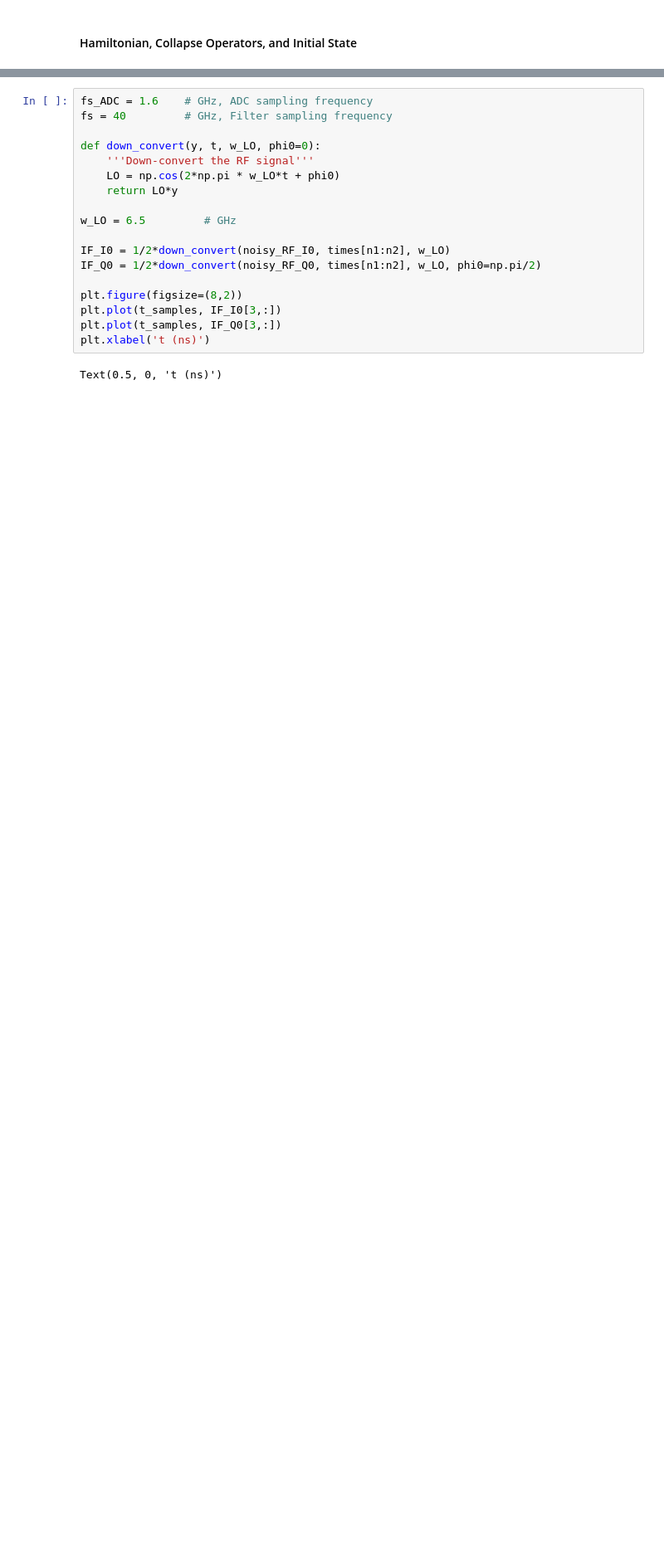
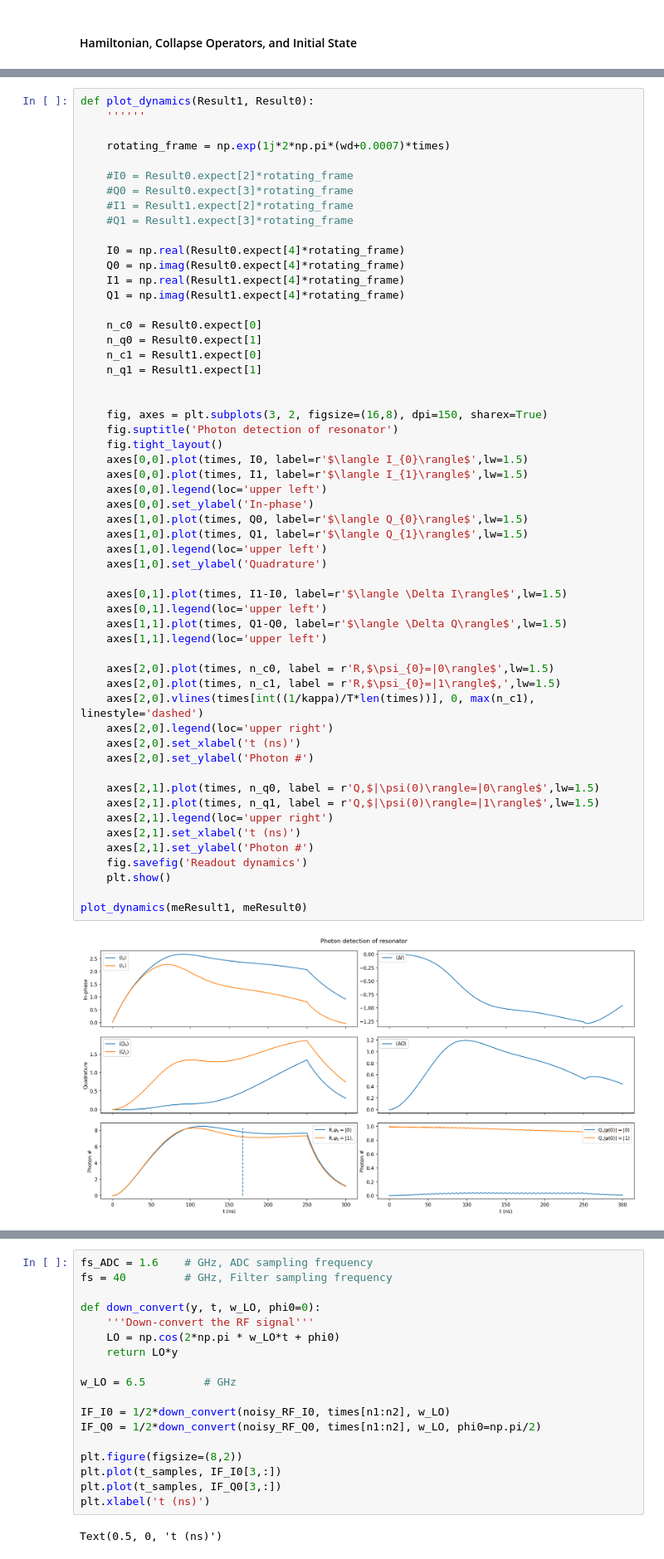
Before and after one commit to Lockonchen/transmon_readout_Python, a Jupyter notebook: 2_transmon_readout_markovian.ipynb, the cells around one changed output, grey strips where cells are left out. Shown at 83% size. Saved outputs shown, nothing was run; the diff lists cells and outputs as text; blank space fills up the shorter version.

```diff
--- a/2_transmon_readout_markovian.ipynb
+++ b/2_transmon_readout_markovian.ipynb
@@ -359,0 +300,57 @@ where the $\langle U, V\rangle=\langle UV\rangle -\langle U\rangle\langle V\rang
+# %%
+def plot_dynamics(Result1, Result0):
+    ''''''
+
+    rotating_frame = np.exp(1j*2*np.pi*(wd+0.0007)*times)
+
+    #I0 = Result0.expect[2]*rotating_frame
+    #Q0 = Result0.expect[3]*rotating_frame
+    #I1 = Result1.expect[2]*rotating_frame
+    #Q1 = Result1.expect[3]*rotating_frame
+
+    I0 = np.real(Result0.expect[4]*rotating_frame)
+    Q0 = np.imag(Result0.expect[4]*rotating_frame)
+    I1 = np.real(Result1.expect[4]*rotating_frame)
+    Q1 = np.imag(Result1.expect[4]*rotating_frame)
+
+    n_c0 = Result0.expect[0]
+    n_q0 = Result0.expect[1]
+    n_c1 = Result1.expect[0]
+    n_q1 = Result1.expect[1]
+
+
+    fig, axes = plt.subplots(3, 2, figsize=(16,8), dpi=150, sharex=True)
+    fig.suptitle('Photon detection of resonator')
+    fig.tight_layout()
+    axes[0,0].plot(times, I0, label=r'$\langle I_{0}\rangle$',lw=1.5)
+    axes[0,0].plot(times, I1, label=r'$\langle I_{1}\rangle$',lw=1.5)
+    axes[0,0].legend(loc='upper left')
+    axes[0,0].set_ylabel('In-phase')
+    axes[1,0].plot(times, Q0, label=r'$\langle Q_{0}\rangle$',lw=1.5)
+    axes[1,0].plot(times, Q1, label=r'$\langle Q_{1}\rangle$',lw=1.5)
+    axes[1,0].legend(loc='upper left')
+    axes[1,0].set_ylabel('Quadrature')
+
+    axes[0,1].plot(times, I1-I0, label=r'$\langle \Delta I\rangle$',lw=1.5)
+    axes[0,1].legend(loc='upper left')
+    axes[1,1].plot(times, Q1-Q0, label=r'$\langle \Delta Q\rangle$',lw=1.5)
+    axes[1,1].legend(loc='upper left')
+
+    axes[2,0].plot(times, n_c0, label = r'R,$\psi_{0}=|0\rangle$',lw=1.5)
+    axes[2,0].plot(times, n_c1, label = r'R,$\psi_{0}=|1\rangle$,',lw=1.5)
+    axes[2,0].vlines(times[int((1/kappa)/T*len(times))], 0, max(n_c1), linestyle='dashed')
+    axes[2,0].legend(loc='upper right')
+    axes[2,0].set_xlabel('t (ns)')
+    axes[2,0].set_ylabel('Photon #')
+
+    axes[2,1].plot(times, n_q0, label = r'Q,$|\psi(0)\rangle=|0\rangle$',lw=1.5)
+    axes[2,1].plot(times, n_q1, label = r'Q,$|\psi(0)\rangle=|1\rangle$',lw=1.5)
+    axes[2,1].legend(loc='upper right')
+    axes[2,1].set_xlabel('t (ns)')
+    axes[2,1].set_ylabel('Photon #')
+    fig.savefig('Readout dynamics')
+    plt.show()
+
+plot_dynamics(meResult1, meResult0)
+# %% [output]
+[figure, added]
```
Also changed, not shown: parts of 32 cells of this notebook.
